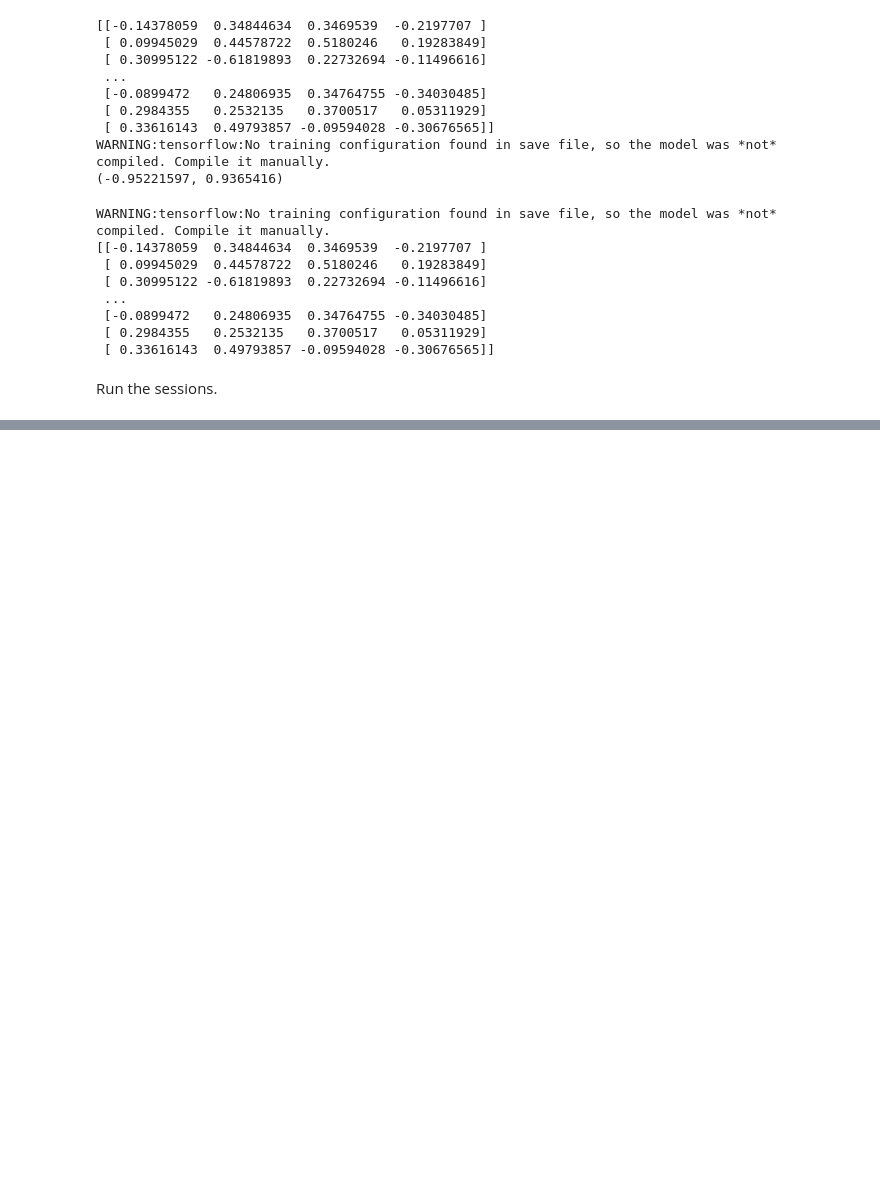
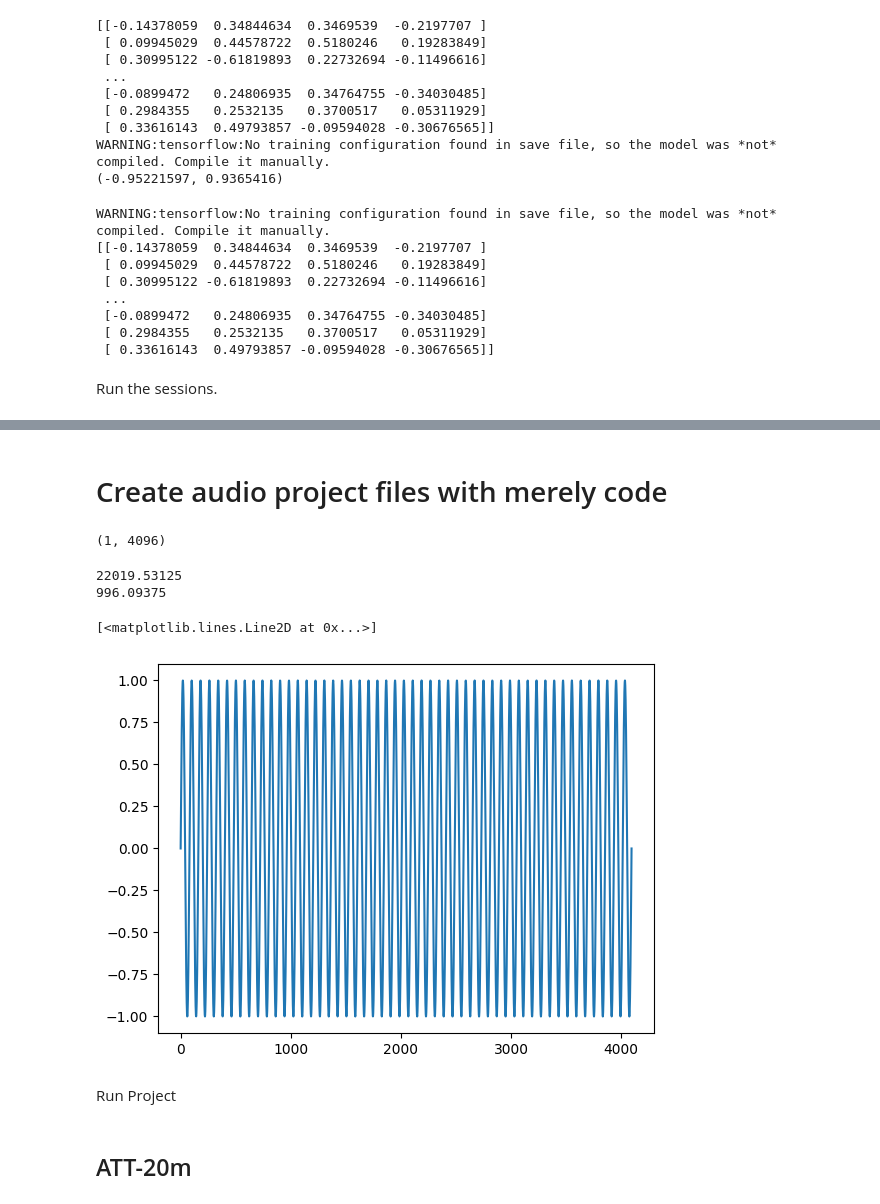
Before and after one commit to Tallopen/SmartIllusion, a Jupyter notebook: Example.ipynb, the cells around one changed output, grey strips where cells are left out. Drawn from its saved outputs; the diff is of its cells as text; code cells hidden in the pictures; blank space fills up the shorter version.

```diff
--- a/Example.ipynb
+++ b/Example.ipynb
@@ -144,0 +135,43 @@ AttributeError: 'NoneType' object has no attribute 'start'
+# %% [markdown]
+# Create audio project files with merely code
+# %%
+import pickle
+import numpy as np
+
+file_path = r'E:\202403\LVremapping-1\a\0-0.siw'
+with open(file_path, 'rb') as f:
+    t = pickle.load(f)
+
+print(t[0].shape)
+# %% [output]
+(1, 4096)
+# %%
+import pickle
+import numpy as np
+
+play_freq = 48000
+sample_size = 4096
+
+audio_list = []
+
+# 283.23 - 3505.33
+
+for position_id in range(85, 1880):
+    #freq = 700 * ((10 ** (position_id * ((3505.33 - 283.23) / 1000) + 283.23) / 2595) - 1)
+    audio_list.append(np.sin(np.arange(0, 2*np.pi*position_id, 2*np.pi*position_id/sample_size))[np.newaxis, :])
+
+file_path = r'E:\202407\ContinuousAudio\a\0-0.siw'
+with open(file_path, 'wb') as f:
+    pickle.dump(audio_list, f)
+# %%
+print(48000 / 4096 * 1879)
+print(48000 / 4096 * 85)
+# %% [output]
+22019.53125
+996.09375
+# %%
+import matplotlib.pyplot as plt
+plt.plot(audio_list[1][0])
+# %% [output]
+[<matplotlib.lines.Line2D at 0x...>]
+[figure, added]
@@ -144,0 +191,2 @@ AttributeError: 'NoneType' object has no attribute 'start'
+# %% [markdown]
+Run Project
@@ -144,0 +197,2 @@ AttributeError: 'NoneType' object has no attribute 'start'
+# %% [markdown]
+## ATT-20m
```
Also changed, not shown: parts of 7 cells of this notebook, 3 other files.
